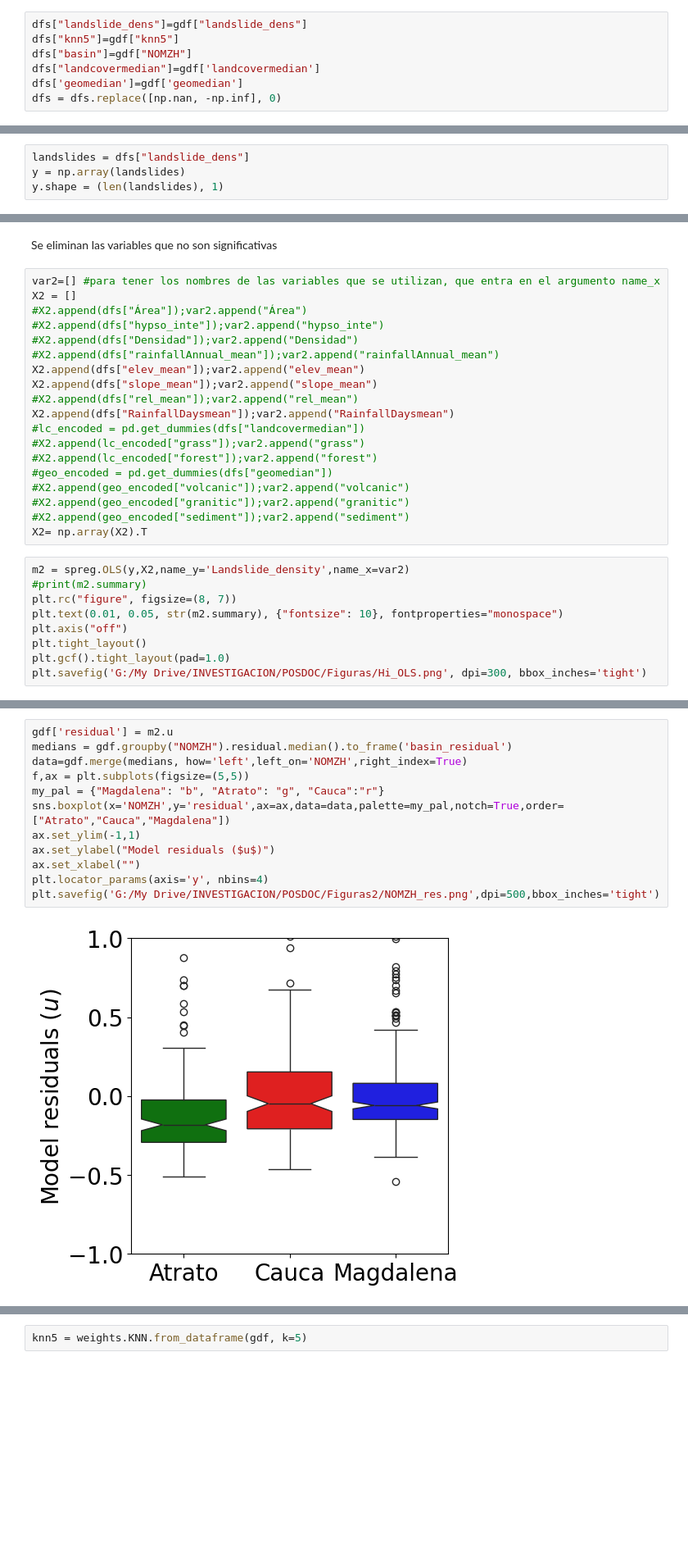
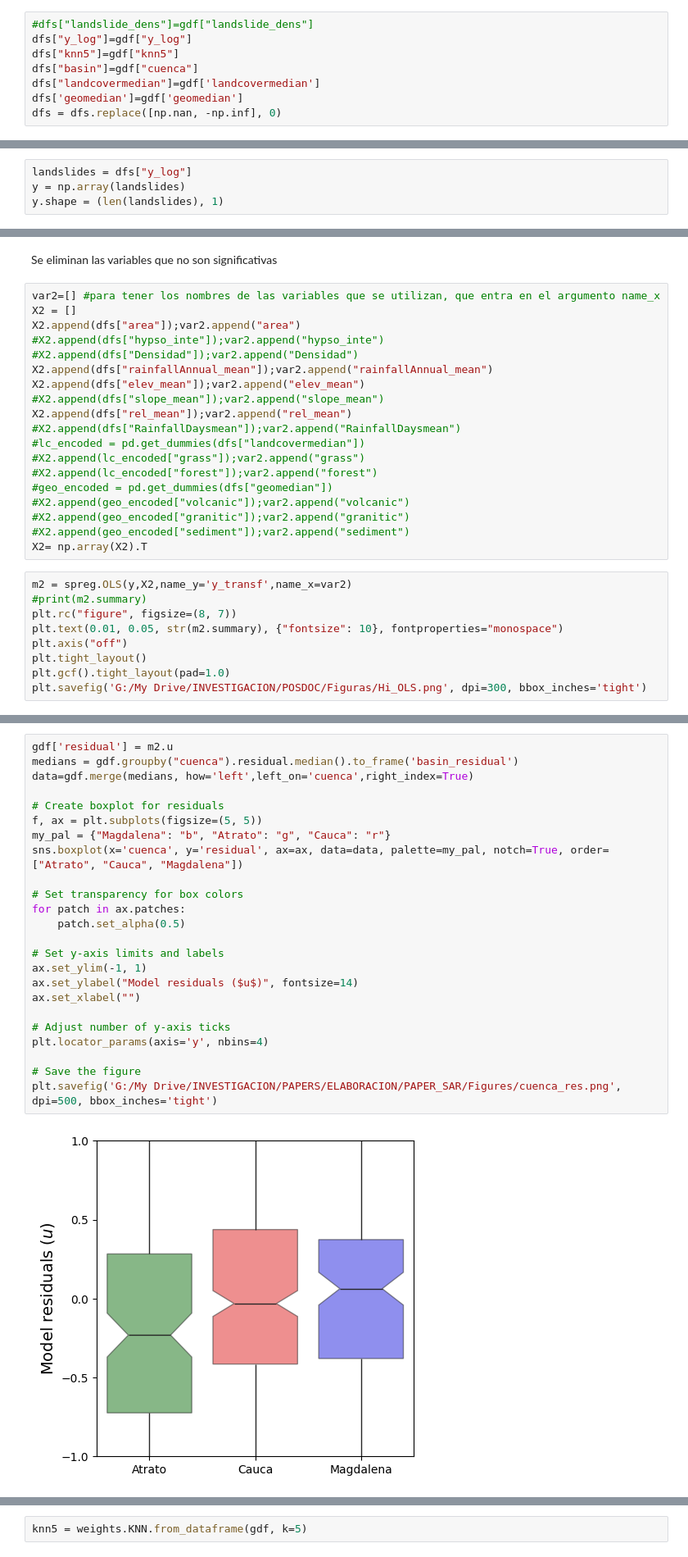
Before and after one commit to edieraristizabal/PAPER_SAR, a Jupyter notebook: Code/SR_cat_python.ipynb, the cells around one changed output, grey strips where cells are left out. Shown at 82% size. Drawn from its saved outputs; the diff is of its cells as text; blank space fills up the shorter version.

```diff
--- a/Code/SR_cat_python.ipynb
+++ b/Code/SR_cat_python.ipynb
@@ -108,9 +85,10 @@ st = StandardScaler()
 # %%
 dfs = pd.DataFrame(st.fit_transform(gdf[var]), index=gdf[var].index, columns=gdf[var].columns)
 # %%
-dfs["landslide_dens"]=gdf["landslide_dens"]
+#dfs["landslide_dens"]=gdf["landslide_dens"]
+dfs["y_log"]=gdf["y_log"]
 dfs["knn5"]=gdf["knn5"]
-dfs["basin"]=gdf["NOMZH"]
+dfs["basin"]=gdf["cuenca"]
 dfs["landcovermedian"]=gdf['landcovermedian']
 dfs['geomedian']=gdf['geomedian']
 dfs = dfs.replace([np.nan, -np.inf], 0)
@@ -224,7 +179,7 @@ dfs.head(1)
 # %% [markdown]
 ### For recent landslide density
 # %%
-landslides = dfs["landslide_dens"]
+landslides = dfs["y_log"]
 y = np.array(landslides)
 y.shape = (len(landslides), 1)
 # %%
@@ -272,14 +217,14 @@ Se eliminan las variables que no son significativas
 # %%
 var2=[] #para tener los nombres de las variables que se utilizan, que entra en el argumento name_x
 X2 = []
-#X2.append(dfs["Área"]);var2.append("Área")
+X2.append(dfs["area"]);var2.append("area")
 #X2.append(dfs["hypso_inte"]);var2.append("hypso_inte")
 #X2.append(dfs["Densidad"]);var2.append("Densidad")
-#X2.append(dfs["rainfallAnnual_mean"]);var2.append("rainfallAnnual_mean")
+X2.append(dfs["rainfallAnnual_mean"]);var2.append("rainfallAnnual_mean")
 X2.append(dfs["elev_mean"]);var2.append("elev_mean")
-X2.append(dfs["slope_mean"]);var2.append("slope_mean")
-#X2.append(dfs["rel_mean"]);var2.append("rel_mean")
-X2.append(dfs["RainfallDaysmean"]);var2.append("RainfallDaysmean")
+#X2.append(dfs["slope_mean"]);var2.append("slope_mean")
+X2.append(dfs["rel_mean"]);var2.append("rel_mean")
+#X2.append(dfs["RainfallDaysmean"]);var2.append("RainfallDaysmean")
 #lc_encoded = pd.get_dummies(dfs["landcovermedian"])
 #X2.append(lc_encoded["grass"]);var2.append("grass")
 #X2.append(lc_encoded["forest"]);var2.append("forest")
@@ -289,7 +234,7 @@ X2.append(dfs["RainfallDaysmean"]);var2.append("RainfallDaysmean")
 #X2.append(geo_encoded["sediment"]);var2.append("sediment")
 X2= np.array(X2).T
 # %%
-m2 = spreg.OLS(y,X2,name_y='Landslide_density',name_x=var2)
+m2 = spreg.OLS(y,X2,name_y='y_transf',name_x=var2)
 #print(m2.summary)
 plt.rc("figure", figsize=(8, 7))
 plt.text(0.01, 0.05, str(m2.summary), {"fontsize": 10}, fontproperties="monospace")
@@ -302,17 +247,29 @@ plt.savefig('G:/My Drive/INVESTIGACION/POSDOC/Figuras/Hi_OLS.png', dpi=300, bbox
 # %%
 gdf['residual'] = m2.u
-medians = gdf.groupby("NOMZH").residual.median().to_frame('basin_residual')
-data=gdf.merge(medians, how='left',left_on='NOMZH',right_index=True)
-f,ax = plt.subplots(figsize=(5,5))
-my_pal = {"Magdalena": "b", "Atrato": "g", "Cauca":"r"}
-sns.boxplot(x='NOMZH',y='residual',ax=ax,data=data,palette=my_pal,notch=True,order=["Atrato","Cauca","Magdalena"])
-ax.set_ylim(-1,1)
-ax.set_ylabel("Model residuals ($u$)")
+medians = gdf.groupby("cuenca").residual.median().to_frame('basin_residual')
+data=gdf.merge(medians, how='left',left_on='cuenca',right_index=True)
+
+# Create boxplot for residuals
+f, ax = plt.subplots(figsize=(5, 5))
+my_pal = {"Magdalena": "b", "Atrato": "g", "Cauca": "r"}
+sns.boxplot(x='cuenca', y='residual', ax=ax, data=data, palette=my_pal, notch=True, order=["Atrato", "Cauca", "Magdalena"])
+
+# Set transparency for box colors
+for patch in ax.patches:
+    patch.set_alpha(0.5)
+
+# Set y-axis limits and labels
+ax.set_ylim(-1, 1)
+ax.set_ylabel("Model residuals ($u$)", fontsize=14)
 ax.set_xlabel("")
+
+# Adjust number of y-axis ticks
 plt.locator_params(axis='y', nbins=4)
-plt.savefig('G:/My Drive/INVESTIGACION/POSDOC/Figuras2/NOMZH_res.png',dpi=500,bbox_inches='tight')
+
+# Save the figure
+plt.savefig('G:/My Drive/INVESTIGACION/PAPERS/ELABORACION/PAPER_SAR/Figures/cuenca_res.png', dpi=500, bbox_inches='tight')
 # %% [output]
-[figure, old version]
+[figure, new version]
 # %%
 gdf['residual'] = m2.u
 medians = gdf.groupby("knn5").residual.median().to_frame('basin_residual')
```
Also changed, not shown: parts of 29 cells of this notebook, 38 other files.
